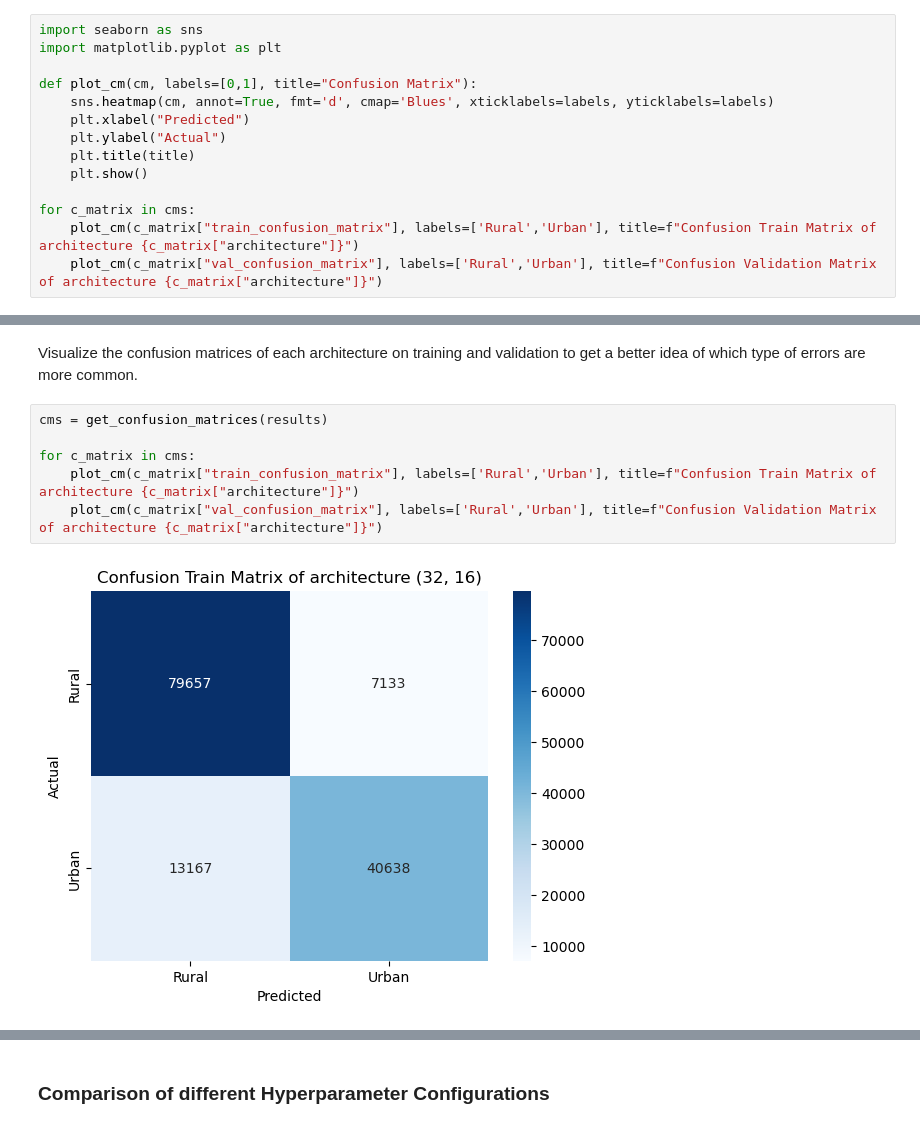
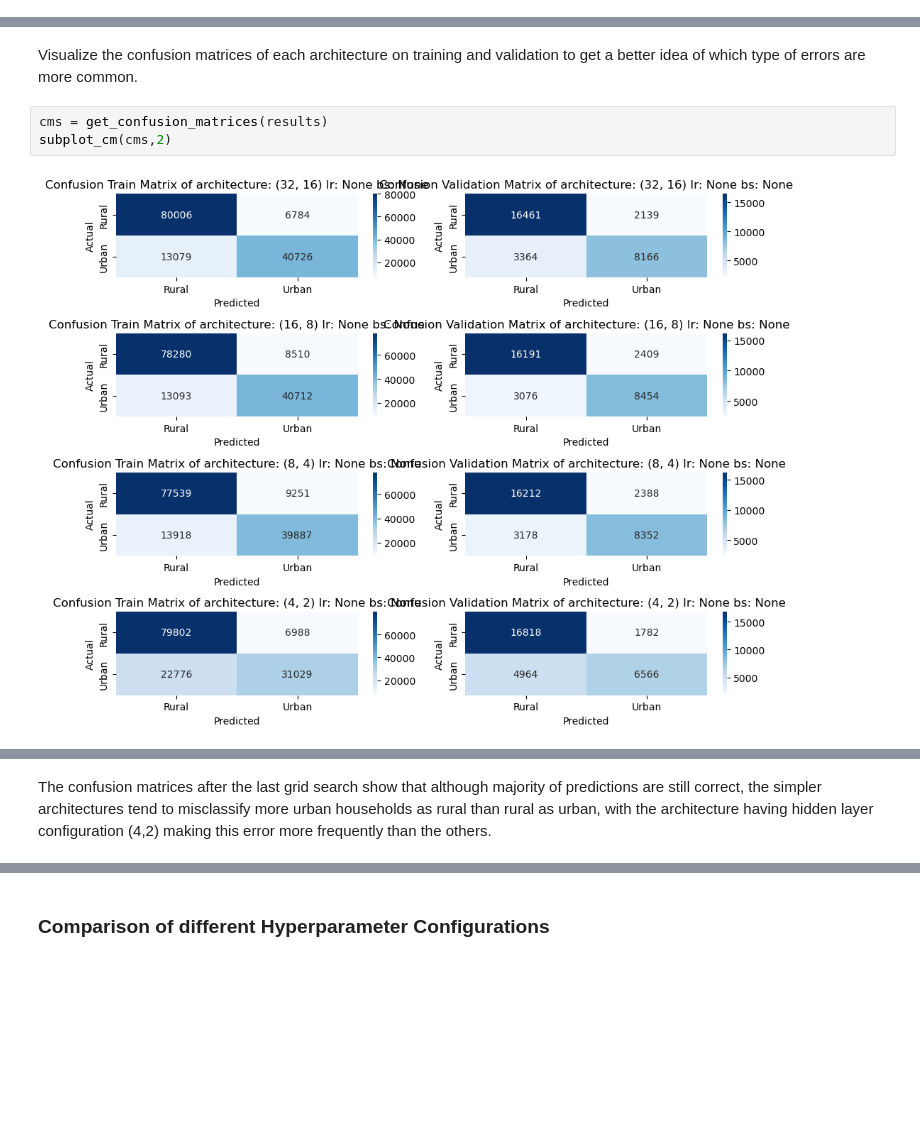
Before and after one commit to NebulaRojo9/STINTSY-MCO, a Jupyter notebook: Multi-Layer Perceptron.ipynb, the cells around one changed output, grey strips where cells are left out. Drawn from its saved outputs; the diff is of its cells as text; blank space fills up the shorter version.

```diff
--- a/Multi-Layer Perceptron.ipynb
+++ b/Multi-Layer Perceptron.ipynb
@@ -319,17 +324,3 @@ def get_confusion_matrices(training_results):
 cms = get_confusion_matrices(results)
 # %% [markdown]
 Visualize the confusion matrices of each architecture on training and validation to get a better idea of which type of errors are more common.
-# %%
-import seaborn as sns
-import matplotlib.pyplot as plt
-
-def plot_cm(cm, labels=[0,1], title="Confusion Matrix"):
-    sns.heatmap(cm, annot=True, fmt='d', cmap='Blues', xticklabels=labels, yticklabels=labels)
-    plt.xlabel("Predicted")
-    plt.ylabel("Actual")
-    plt.title(title)
-    plt.show()
-
-for c_matrix in cms:
-    plot_cm(c_matrix["train_confusion_matrix"], labels=['Rural','Urban'], title=f"Confusion Train Matrix of architecture {c_matrix["architecture"]}")
-    plot_cm(c_matrix["val_confusion_matrix"], labels=['Rural','Urban'], title=f"Confusion Validation Matrix of architecture {c_matrix["architecture"]}")
@@ -553,9 +605,6 @@ plt.show()
 Visualize the confusion matrices of each architecture on training and validation to get a better idea of which type of errors are more common.
 # %%
 cms = get_confusion_matrices(results)
-
-for c_matrix in cms:
-    plot_cm(c_matrix["train_confusion_matrix"], labels=['Rural','Urban'], title=f"Confusion Train Matrix of architecture {c_matrix["architecture"]}")
-    plot_cm(c_matrix["val_confusion_matrix"], labels=['Rural','Urban'], title=f"Confusion Validation Matrix of architecture {c_matrix["architecture"]}")
+subplot_cm(cms,2)
 # %% [output]
-[figure, old version]
+[figure, new version]
@@ -569,3 +611,5 @@ for c_matrix in cms:
+# %% [markdown]
+The confusion matrices after the last grid search show that although majority of predictions are still correct, the simpler architectures tend to misclassify more urban households as rural than rural as urban, with the architecture having hidden layer configuration (4,2) making this error more frequently than the others.
 # %%
 results_flat = flat_results_architecture(results)
 results_df = pd.DataFrame(results_flat)
```
Also changed, not shown: parts of 43 cells of this notebook, 3 other files.
